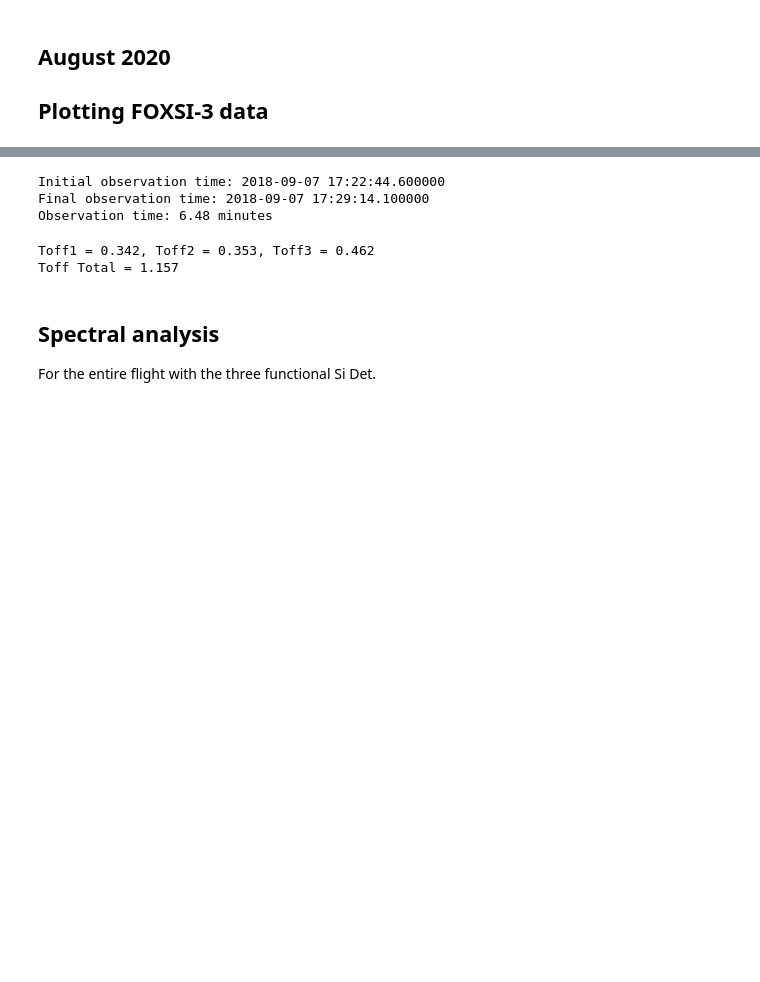
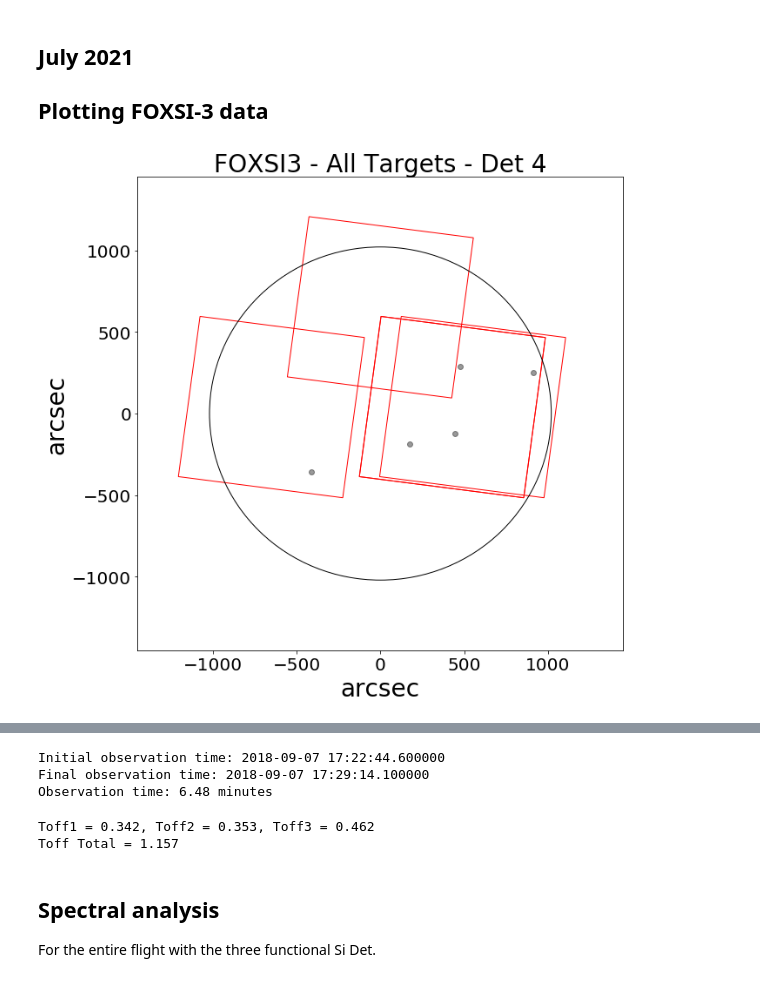
Before and after one commit to pymilo/QuietSunAnalysis, a Jupyter notebook: FOXSI3/FOXSI3-QS-FluxStudy.ipynb, the cells around one changed output, grey strips where cells are left out. Cells and saved outputs as stored; diff of their text form; code cells hidden in the pictures; blank space fills up the shorter version.

```diff
--- a/FOXSI3/FOXSI3-QS-FluxStudy.ipynb
+++ b/FOXSI3/FOXSI3-QS-FluxStudy.ipynb
@@ -1,5 +1,5 @@
 # %% [markdown]
-## August 2020
+## July 2021
 ## Plotting FOXSI-3 data
 # %%
 from scipy.io import readsav
@@ -76,0 +108,14 @@ def plotdata(FXDX, det, Target):
+# %%
+# Total observation flight (All fligth)
+Trange_all = np.array((Ftarget[f'T1']['time'][0],Ftarget[f'T5']['time'][1])) + tlaunch
+Erange_all = [5, 10] # Defining Energy range
+# Loading FOXSI3 Data - ONLY GOOD DATA - :
+# 10-shell
+F3D0_all = Good_Data('data_lvl2_d0.sav',Erange_all,Trange_all)
+F3D4_all = Good_Data('data_lvl2_d4.sav',Erange_all,Trange_all)
+# 7-shell
+F3D2_all = Good_Data('data_lvl2_d2.sav',Erange_all,Trange_all)
+# %%
+plotdata_all(F3D4_all,4)
+# %% [output]
+[figure, added]
```
Also changed, not shown: parts of 3 cells of this notebook, 29 other files.
